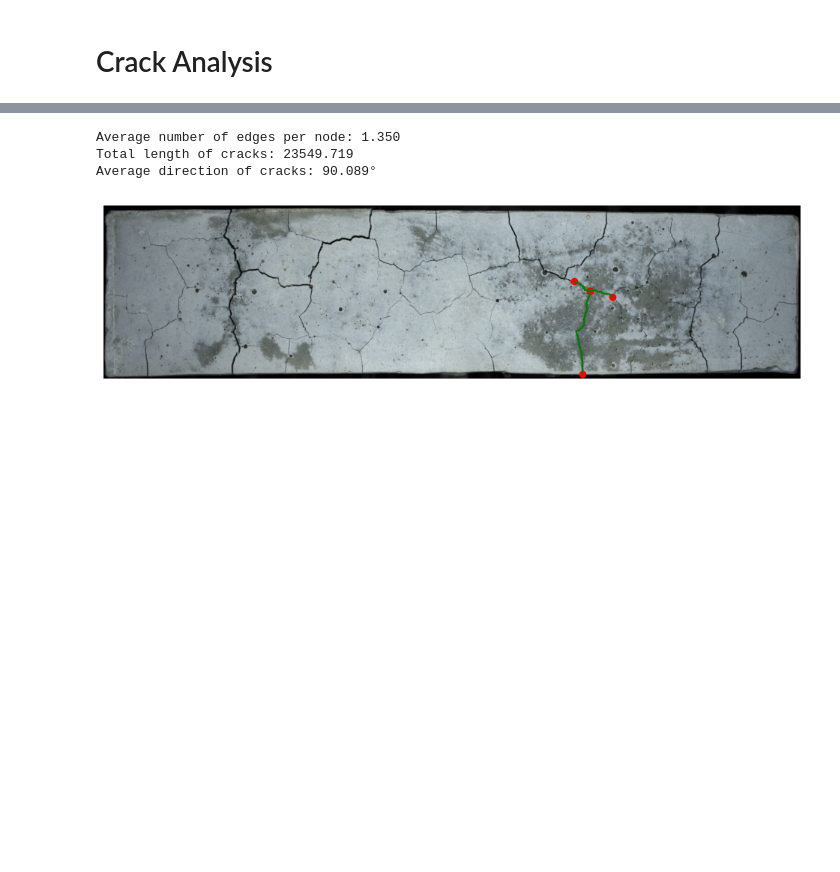
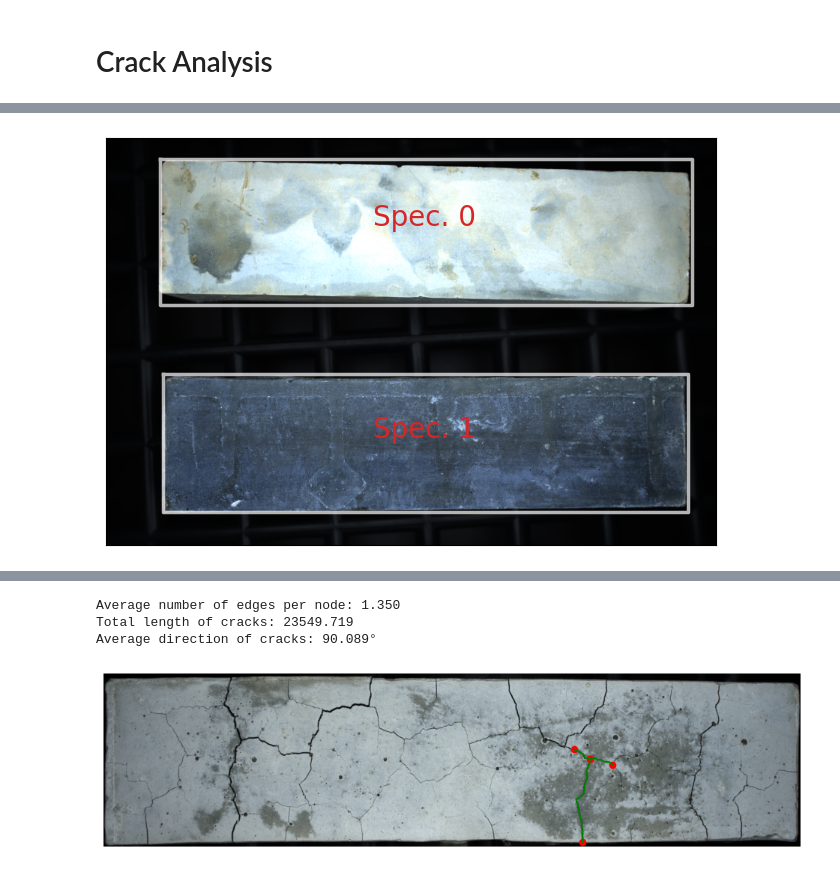
Before and after one commit to Rievil/CrackenPy, a Jupyter notebook: Dev/rosta_demo.ipynb, the cells around one changed output, grey strips where cells are left out. Saved outputs shown, nothing was run; the diff lists cells and outputs as text; code cells hidden in the pictures; blank space fills up the shorter version.

```diff
--- a/Dev/rosta_demo.ipynb
+++ b/Dev/rosta_demo.ipynb
@@ -24,0 +25,8 @@ To: /Library/Frameworks/Python.framework/Versions/3.12/lib/python3.12/site-packa
+# %%
+ca=CrackAn()
+folder="/Volumes/WDC_1TB_1/Datasets/GACR_Barca/01082022_C_13dnu/Images"
+
+#ca.input(file="../Examples/Img/Multiple_specimens.png")
+ca.input(folder=folder)
+
+ca.registr()
@@ -24,0 +39,4 @@ To: /Library/Frameworks/Python.framework/Versions/3.12/lib/python3.12/site-packa
+# %%
+ca.preview()
+# %% [output]
+[figure, added]
```
Also changed, not shown: parts of 6 cells of this notebook, 9 other files.
